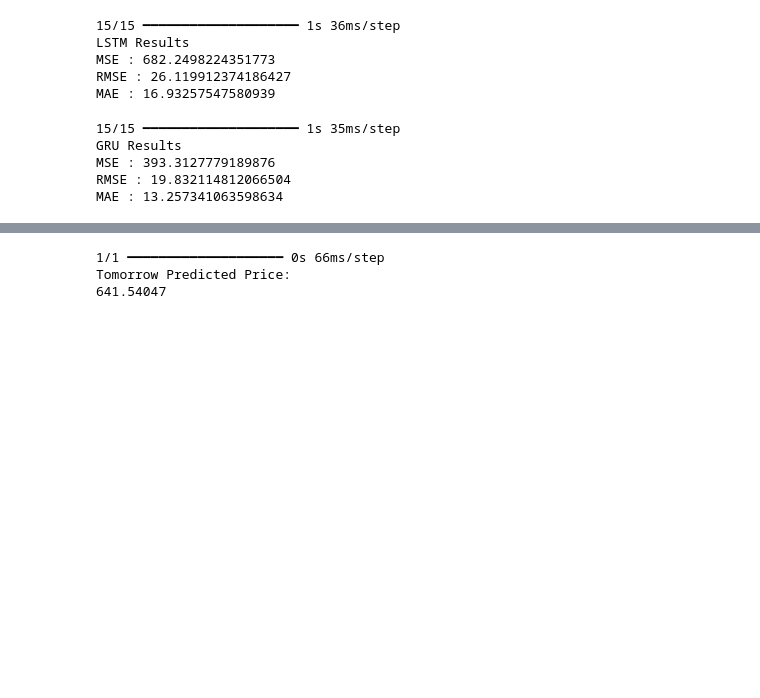
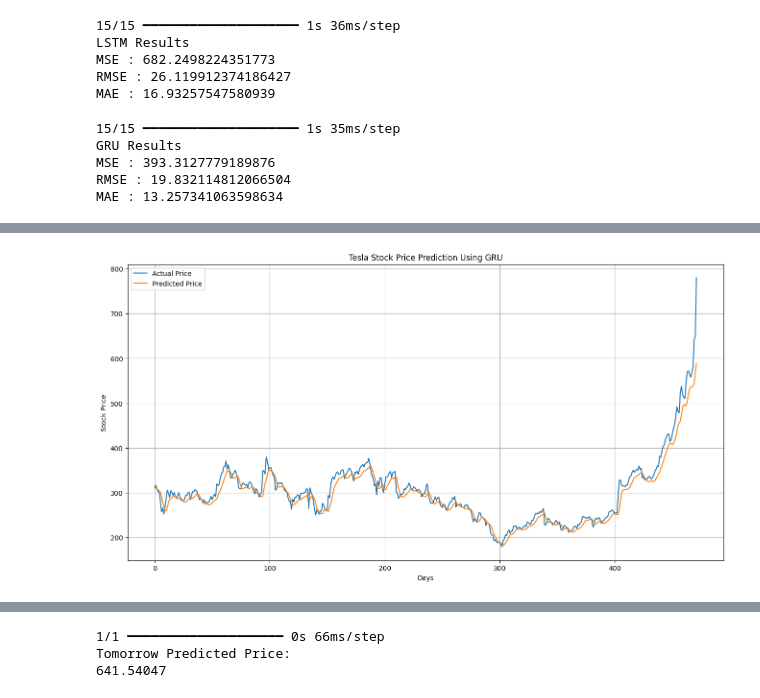
Before and after one commit to ABiswal248/Tesla-Stock-Price-Prediction-Using-Deep-Learning, a Jupyter notebook: notebook/Tesla_Stock_Prediction.ipynb, the cells around one changed output, grey strips where cells are left out. Cells and saved outputs as stored; diff of their text form; code cells hidden in the pictures; blank space fills up the shorter version.

```diff
--- a/notebook/Tesla_Stock_Prediction.ipynb
+++ b/notebook/Tesla_Stock_Prediction.ipynb
@@ -432,0 +433,8 @@ comparison
+# %%
+split = int(len(X) \* 0.8)
+
+X_train = X[:split]
+X_test = X[split:]
+
+y_train = y[:split]
+y_test = y[split:]
@@ -453,0 +499,22 @@ plt.show()
+# %%
+plt.figure(figsize=(16,8))
+
+plt.plot(y_actual,label="Actual Price")
+plt.plot(gru_pred,label="Predicted Price")
+
+plt.title("Tesla Stock Price Prediction Using GRU")
+plt.xlabel("Days")
+plt.ylabel("Stock Price")
+
+plt.legend()
+plt.grid(True)
+
+plt.savefig(
+"Actual_vs_Predicted_GRU.png",
+dpi=300,
+bbox_inches="tight"
+)
+
+plt.show()
+# %% [output]
+[figure, added]
```
Also changed, not shown: parts of 7 cells of this notebook, 2 other files.
